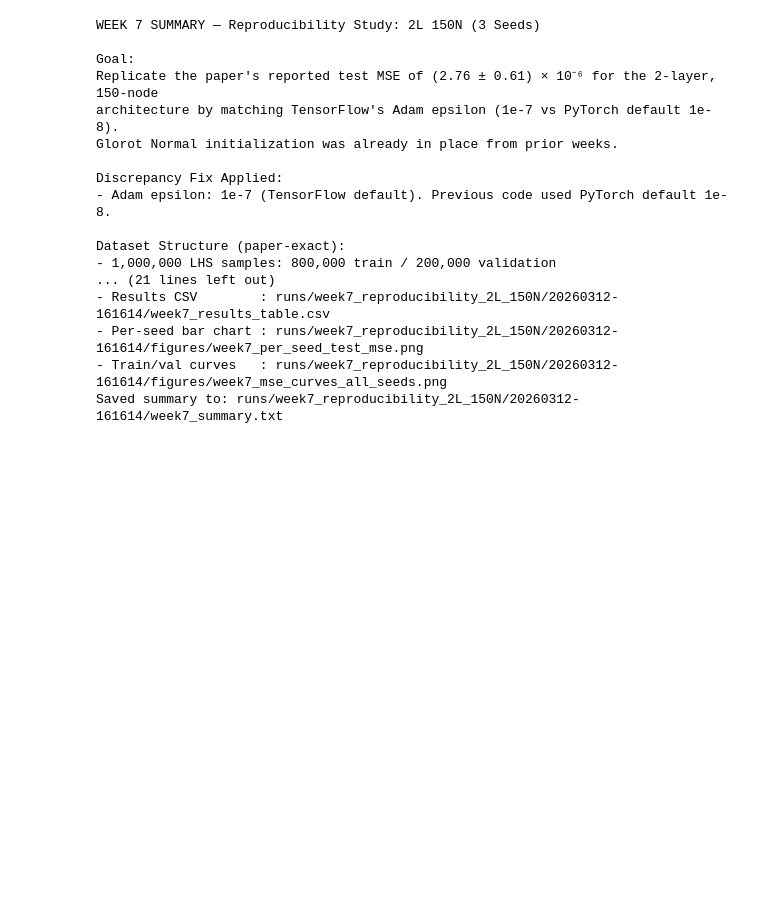
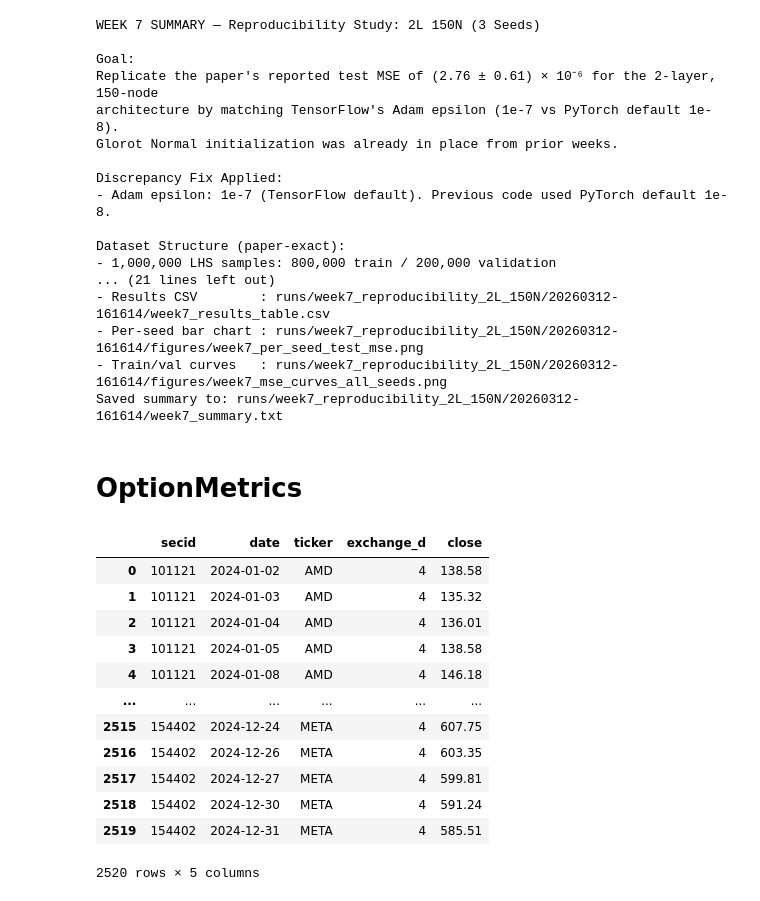
Before and after one commit to JosephOuyang/machine_learning_for_options_pricing_and_implied_volatility, a Jupyter notebook: notebooks/options_pricing_main.ipynb, the cells around one changed output. Cells and saved outputs as stored; diff of their text form; code cells hidden in the pictures; blank space fills up the shorter version.

```diff
--- a/notebooks/options_pricing_main.ipynb
+++ b/notebooks/options_pricing_main.ipynb
@@ -3052,3 +3052,5 @@ Dataset Structure (paper-exact):
 - Per-seed bar chart : runs/week7_reproducibility_2L_150N/20260312-161614/figures/week7_per_seed_test_mse.png
 - Train/val curves   : runs/week7_reproducibility_2L_150N/20260312-161614/figures/week7_mse_curves_all_seeds.png
 Saved summary to: runs/week7_reproducibility_2L_150N/20260312-161614/week7_summary.txt
+# %% [markdown]
+# OptionMetrics
@@ -3054,0 +3065,16 @@ Saved summary to: runs/week7_reproducibility_2L_150N/20260312-161614/week7_summa
+# %%
+underlying
+# %% [output]
+|  | secid | date | ticker | exchange_d | close |
+| 0 | 101121 | 2024-01-02 | AMD | 4 | 138.58 |
+| 1 | 101121 | 2024-01-03 | AMD | 4 | 135.32 |
+| 2 | 101121 | 2024-01-04 | AMD | 4 | 136.01 |
+| 3 | 101121 | 2024-01-05 | AMD | 4 | 138.58 |
+| 4 | 101121 | 2024-01-08 | AMD | 4 | 146.18 |
+| ... | ... | ... | ... | ... | ... |
+| 2515 | 154402 | 2024-12-24 | META | 4 | 607.75 |
+| 2516 | 154402 | 2024-12-26 | META | 4 | 603.35 |
+| 2517 | 154402 | 2024-12-27 | META | 4 | 599.81 |
+| 2518 | 154402 | 2024-12-30 | META | 4 | 591.24 |
+| 2519 | 154402 | 2024-12-31 | META | 4 | 585.51 |
+2520 rows × 5 columns
```
Also changed, not shown: parts of 10 cells of this notebook.
